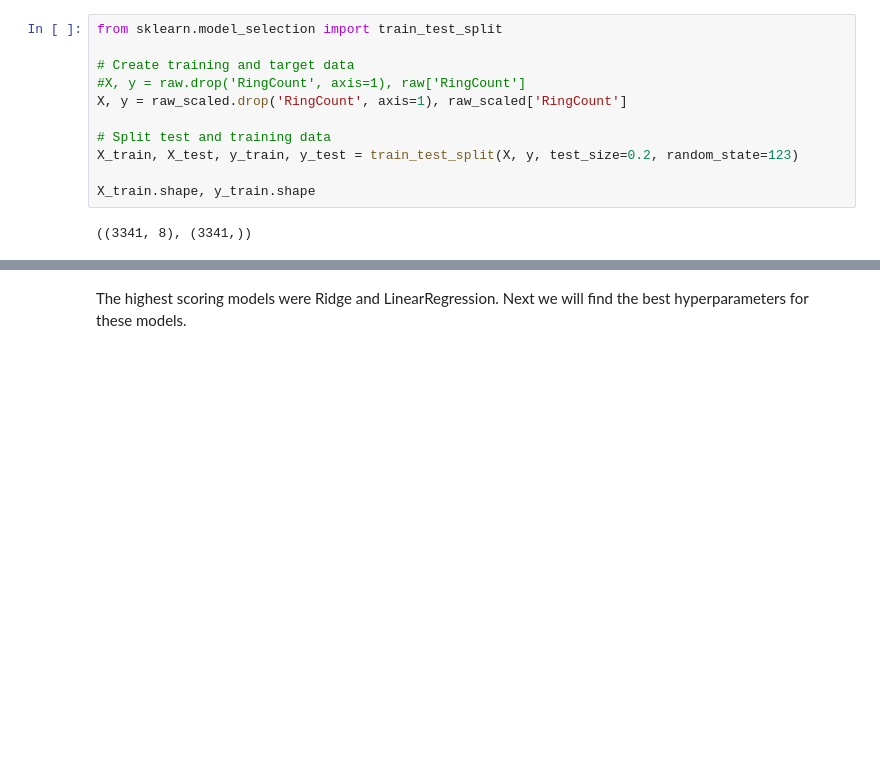
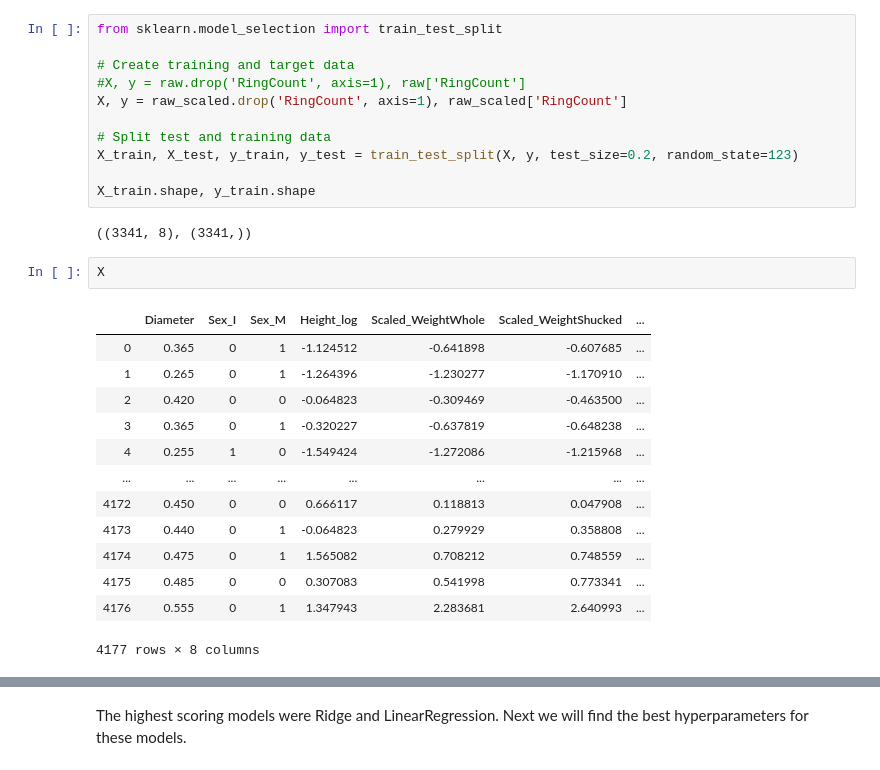
Before and after one commit to chrisammon3000/uci-abalone, a Jupyter notebook: notebooks/190924-gcl-initial-exploration.ipynb, the cells around one changed output, grey strips where cells are left out. Saved outputs shown, nothing was run; the diff lists cells and outputs as text; blank space fills up the shorter version.

```diff
--- a/notebooks/190924-gcl-initial-exploration.ipynb
+++ b/notebooks/190924-gcl-initial-exploration.ipynb
@@ -309,4 +309,20 @@ X_train, X_test, y_train, y_test = train_test_split(X, y, test_size=0.2, random_
 X_train.shape, y_train.shape
 # %% [output]
 ((3341, 8), (3341,))
+# %%
+X
+# %% [output]
+|  | Diameter | Sex_I | Sex_M | Height_log | Scaled_WeightWhole | Scaled_WeightShucked | ... |
+| 0 | 0.365 | 0 | 1 | -1.124512 | -0.641898 | -0.607685 | ... |
+| 1 | 0.265 | 0 | 1 | -1.264396 | -1.230277 | -1.170910 | ... |
+| 2 | 0.420 | 0 | 0 | -0.064823 | -0.309469 | -0.463500 | ... |
+| 3 | 0.365 | 0 | 1 | -0.320227 | -0.637819 | -0.648238 | ... |
+| 4 | 0.255 | 1 | 0 | -1.549424 | -1.272086 | -1.215968 | ... |
+| ... | ... | ... | ... | ... | ... | ... | ... |
+| 4172 | 0.450 | 0 | 0 | 0.666117 | 0.118813 | 0.047908 | ... |
+| 4173 | 0.440 | 0 | 1 | -0.064823 | 0.279929 | 0.358808 | ... |
+| 4174 | 0.475 | 0 | 1 | 1.565082 | 0.708212 | 0.748559 | ... |
+| 4175 | 0.485 | 0 | 0 | 0.307083 | 0.541998 | 0.773341 | ... |
+| 4176 | 0.555 | 0 | 1 | 1.347943 | 2.283681 | 2.640993 | ... |
+4177 rows × 8 columns
 # %% [markdown]
```
Also changed, not shown: parts of 5 cells of this notebook.
